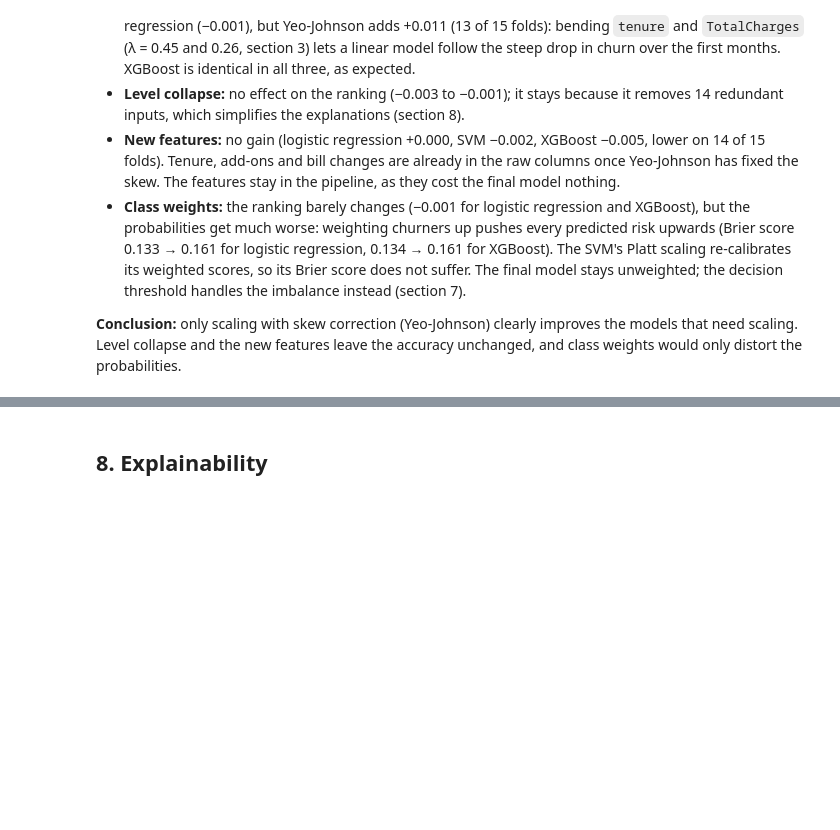
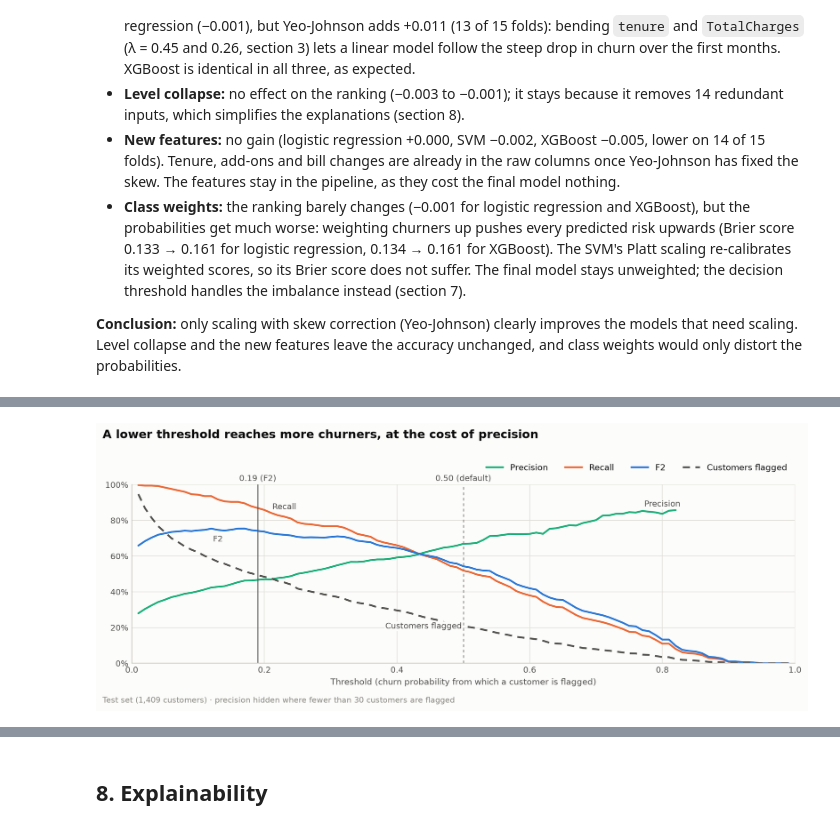
Before and after one commit to aljazfrancic/churn, a Jupyter notebook: churn_prediction.ipynb, the cells around one changed output, grey strips where cells are left out. Cells and saved outputs as stored; diff of their text form; code cells hidden in the pictures; blank space fills up the shorter version.

```diff
--- a/churn_prediction.ipynb
+++ b/churn_prediction.ipynb
@@ -468,0 +557,9 @@ The final setup reproduces the scores of section 5 (same folds, same settings).
+# %%
+plot_threshold_metrics(
+    metrics_by_threshold(y_test, proba),
+    thresholds,
+    len(y_test),
+    "A lower threshold reaches more churners, at the cost of precision",
+);
+# %% [output]
+[figure, added]
```
Also changed, not shown: parts of 14 cells of this notebook, 6 other files.
